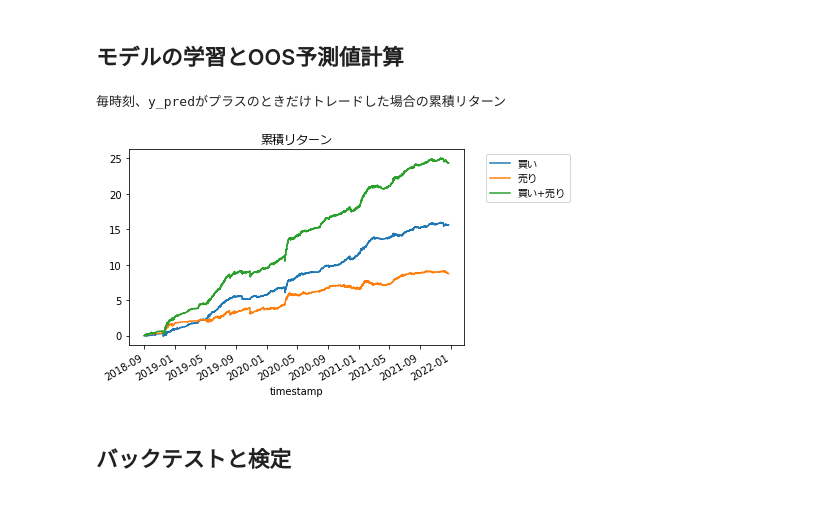
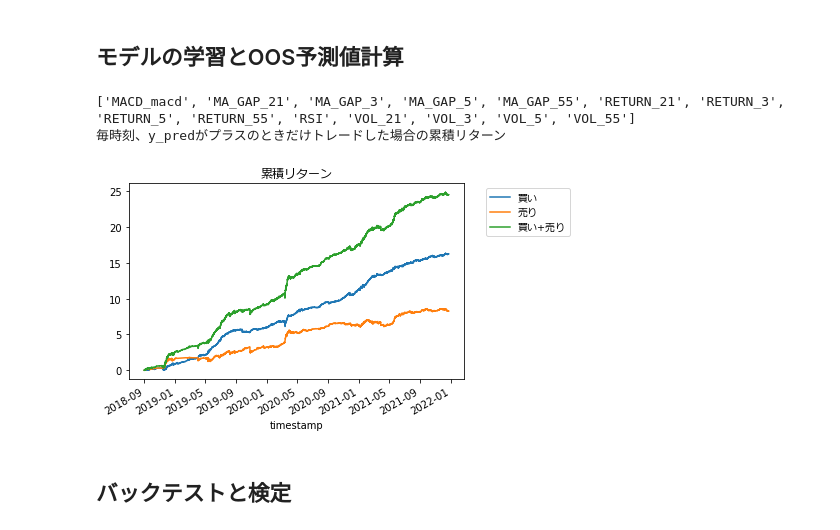
Before and after one commit to yydevelop/bot, a Jupyter notebook: bitflyerbot/tutorial-bitflyer.ipynb, the cells around one changed output. Cells and saved outputs as stored; diff of their text form; code cells hidden in the pictures.

```diff
--- a/bitflyerbot/tutorial-bitflyer.ipynb
+++ b/bitflyerbot/tutorial-bitflyer.ipynb
@@ -298,9 +298,9 @@ features = sorted([
     'VOL_21',
     'RETURN_21',
     'MA_GAP_21',
-    'VOL_89',
-    'RETURN_89',
-    'MA_GAP_89',
+    'VOL_55',
+    'RETURN_55',
+    'MA_GAP_55',
 ])
 
 print(features)
@@ -432,45 +432,48 @@ model = lgb.LGBMRegressor(n_jobs=-1, random_state=1)
 # アンサンブル (コメントアウトを外して性能を比較してみてください)
 model = BaggingRegressor(model, random_state=1, n_jobs=1)
 
+print(features)
+
 # 本番用モデルの学習 (このチュートリアルでは使わない)
 # 実稼働する用のモデルはデータ全体で学習させると良い
 model.fit(df[features], df['y_buy'])
-joblib.dump(model, 'model_y_buy_bffx.xz', compress=True)
+joblib.dump(model, './model/model_y_buy_bffx.xz', compress=True)
 model.fit(df[features], df['y_sell'])
-joblib.dump(model, 'model_y_sell_bffx.xz', compress=True)
+joblib.dump(model, './model/model_y_sell_bffx.xz', compress=True)
 
 # 通常のCV
 #cv_indicies = list(KFold().split(df))
 # ウォークフォワード法
 cv_indicies = list(TimeSeriesSplit().split(df))
 
 # OOS予測値を計算
 def my_cross_val_predict(estimator, X, y=None, cv=None):
     y_pred = y.copy()
     y_pred[:] = np.nan
     for train_idx, val_idx in cv:
         estimator.fit(X[train_idx], y[train_idx])
         y_pred[val_idx] = estimator.predict(X[val_idx])
     return y_pred
 
 df['y_pred_buy'] = my_cross_val_predict(model, df[features].values, df['y_buy'].values, cv=cv_indicies)
 df['y_pred_sell'] = my_cross_val_predict(model, df[features].values, df['y_sell'].values, cv=cv_indicies)
 
 # 予測値が無い(nan)行をドロップ
 df = df.dropna()
 
 print('毎時刻、y_predがプラスのときだけトレードした場合の累積リターン')
 df[df['y_pred_buy'] > 0]['y_buy'].cumsum().plot(label='買い')
 df[df['y_pred_sell'] > 0]['y_sell'].cumsum().plot(label='売り')
 (df['y_buy'] * (df['y_pred_buy'] > 0) + df['y_sell'] * (df['y_pred_sell'] > 0)).cumsum().plot(label='買い+売り')
 plt.title('累積リターン',fontname="Meiryo")
 plt.legend(bbox_to_anchor=(1.05, 1), prop={"family":"Meiryo"})
 plt.show()
 
 df.to_pickle('df_bf_fx_fit.pkl')
 # %% [output]
+['MACD_macd', 'MA_GAP_21', 'MA_GAP_3', 'MA_GAP_5', 'MA_GAP_55', 'RETURN_21', 'RETURN_3', 'RETURN_5', 'RETURN_55', 'RSI', 'VOL_21', 'VOL_3', 'VOL_5', 'VOL_55']
 毎時刻、y_predがプラスのときだけトレードした場合の累積リターン
-[figure, old version]
+[figure, new version]
 # %% [markdown]
 ## バックテストと検定
 # %%
```
Also changed, not shown: parts of 3 cells of this notebook, 9 other files.
